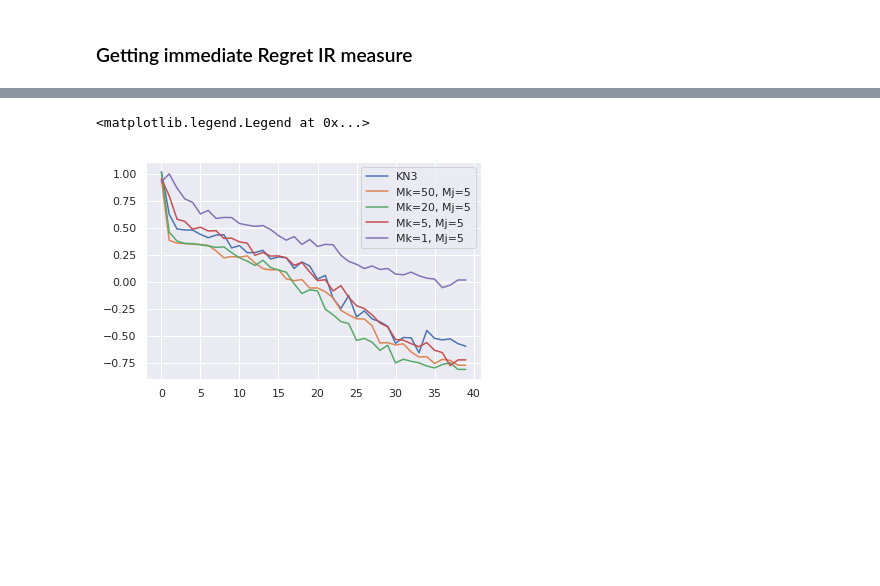
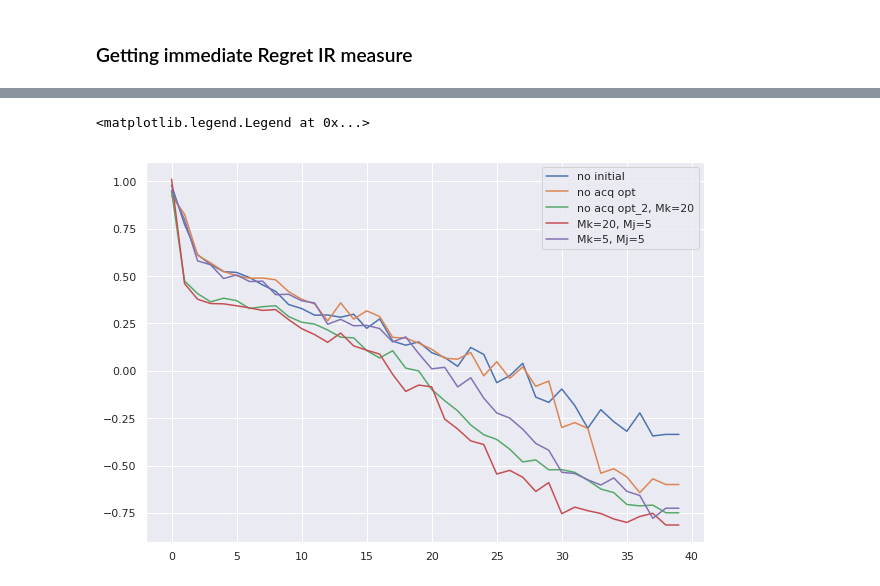
Before and after one commit to kkh8676/opt_functions, a Jupyter notebook: discretize_level_vs_Mk_Mj_for_levy.ipynb, the cells around one changed output, grey strips where cells are left out. Cells and saved outputs as stored; diff of their text form; code cells hidden in the pictures; blank space fills up the shorter version.

```diff
--- a/discretize_level_vs_Mk_Mj_for_levy.ipynb
+++ b/discretize_level_vs_Mk_Mj_for_levy.ipynb
@@ -253,10 +331,18 @@ locs8_exp = functions.get_recomm(recomm8_exp)
 locs9_exp = functions.get_recomm(recomm9_exp)
 locs10_exp = functions.get_recomm(recomm10_exp)
 #locs11_exp = functions.get_recomm(recomm11_exp)
+locs12_exp = functions.get_recomm(recomm12_exp)
+locs_no_initial_exp = functions.get_recomm(recomm_no_initial_exp)
+locs_no_acq_opt_exp = functions.get_recomm(recomm_no_acq_opt_exp)
+locs_no_acq_opt_2_exp = functions.get_recomm(recomm_no_acq_opt_2_exp)
 
 locsKN_exp = functions.get_recomm(recommKN_exp)
 locsKN2_exp = functions.get_recomm(recommKN2_exp)
 locsKN3_exp = functions.get_recomm(recommKN3_exp)
+locsKN4_exp = functions.get_recomm(recommKN4_exp)
+locsKN5_exp = functions.get_recomm(recommKN5_exp)
+
+locsCE_exp = functions.get_recomm(recommCE_exp)
 # %%
 irs1_exp = get_irs_whole_exp(locs1_exp)
 irs2_exp = get_irs_whole_exp(locs2_exp)
@@ -268,10 +354,18 @@ irs7_exp = get_irs_whole_exp(locs7_exp)
 irs8_exp = get_irs_whole_exp(locs8_exp)
 irs9_exp = get_irs_whole_exp(locs9_exp)
 irs10_exp = get_irs_whole_exp(locs10_exp)
+irs12_exp = get_irs_whole_exp(locs12_exp)
+irs_no_initial_exp = get_irs_whole_exp(locs_no_initial_exp)
+irs_no_acq_opt_exp = get_irs_whole_exp(locs_no_acq_opt_exp)
+irs_no_acq_opt_2_exp = get_irs_whole_exp(locs_no_acq_opt_2_exp)
 
 irsKN_exp = get_irs_whole_exp(locsKN_exp)
 irsKN2_exp = get_irs_whole_exp(locsKN2_exp)
 irsKN3_exp = get_irs_whole_exp(locsKN3_exp)
+irsKN4_exp = get_irs_whole_exp(locsKN4_exp)
+irsKN5_exp = get_irs_whole_exp(locsKN5_exp)
+
+irsCE_exp = get_irs_whole_exp(locsCE_exp)
 # %%
 irs1_median = get_median_irs(irs1_exp)
 irs2_median = get_median_irs(irs2_exp)
@@ -283,10 +377,18 @@ irs7_median = get_median_irs(irs7_exp)
 irs8_median = get_median_irs(irs8_exp)
 irs9_median = get_median_irs(irs9_exp)
 irs10_median = get_median_irs(irs10_exp)
+irs12_median = get_median_irs(irs12_exp)
+irs_no_initial_median = get_median_irs(irs_no_initial_exp)
+irs_no_acq_opt_median = get_median_irs(irs_no_acq_opt_exp)
+irs_no_acq_opt_2_median = get_median_irs(irs_no_acq_opt_2_exp)
 
 irsKN_median = get_median_irs(irsKN_exp)
 irsKN2_median = get_median_irs(irsKN2_exp)
 irsKN3_median = get_median_irs(irsKN3_exp)
+irsKN4_median = get_median_irs(irsKN4_exp)
+irsKN5_median = get_median_irs(irsKN5_exp)
+
+irsCE_median = get_median_irs(irsCE_exp)
 # %%
 irs1_avg = get_avg_irs(irs1_exp)
 irs2_avg = get_avg_irs(irs2_exp)
@@ -314,16 +425,23 @@ plt.legend()
 # %%
-plt.plot(irsKN3_median,label='KN3')
+plt.figure(figsize=(10,7))
+#plt.plot(irsKN5_median,label='KN5')
+#plt.plot(irsKN4_median,label='KN4')
+#plt.plot(irsKN3_median,label='KN3')
 #plt.plot(irsKN2_median,label='KN2')
 #plt.plot(irsKN_median,label='KN')
-plt.plot(irs10_median,label='Mk=50, Mj=5')
+#plt.plot(irs12_median,label='Mk=200, Mj=1')
+plt.plot(irs_no_initial_median,label='no initial')
+plt.plot(irs_no_acq_opt_median,label='no acq opt')
+plt.plot(irs_no_acq_opt_2_median,label='no acq opt_2, Mk=20')
+#plt.plot(irs10_median,label='Mk=50, Mj=5')
 plt.plot(irs9_median,label='Mk=20, Mj=5')
 #plt.plot(irs8_median,label='Mk=10, Mj=5')
 plt.plot(irs2_median,label='Mk=5, Mj=5')
 #plt.plot(irs6_median,label='Mk=3, Mj=5')
 
-plt.plot(irs7_median,label='Mk=1, Mj=5')
+#plt.plot(irs7_median,label='Mk=1, Mj=5')
 #plt.plot(irs11_median,label='using KN')
 plt.legend()
 # %% [output]
 <matplotlib.legend.Legend at 0x...>
-[figure, old version]
+[figure, new version]
```
Also changed, not shown: parts of 14 cells of this notebook.
